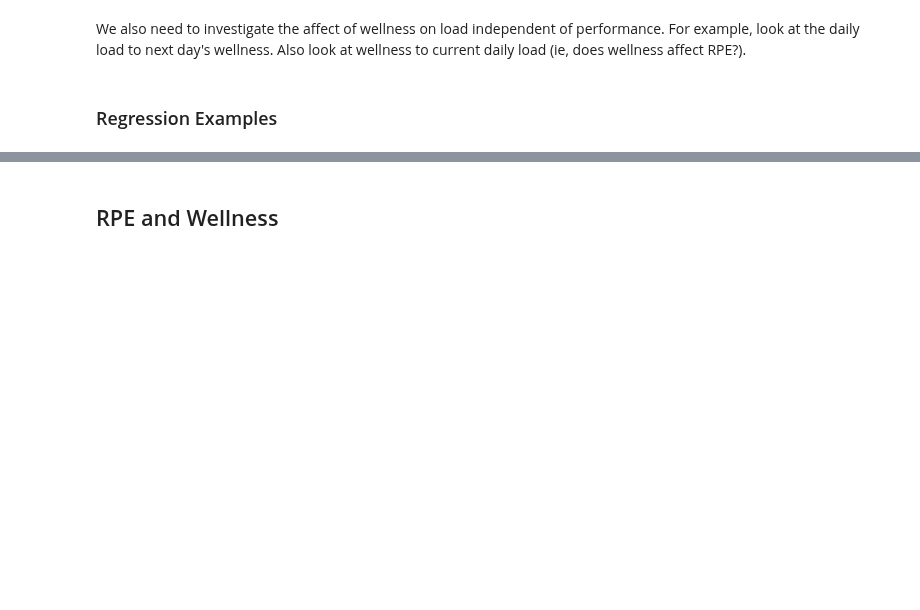
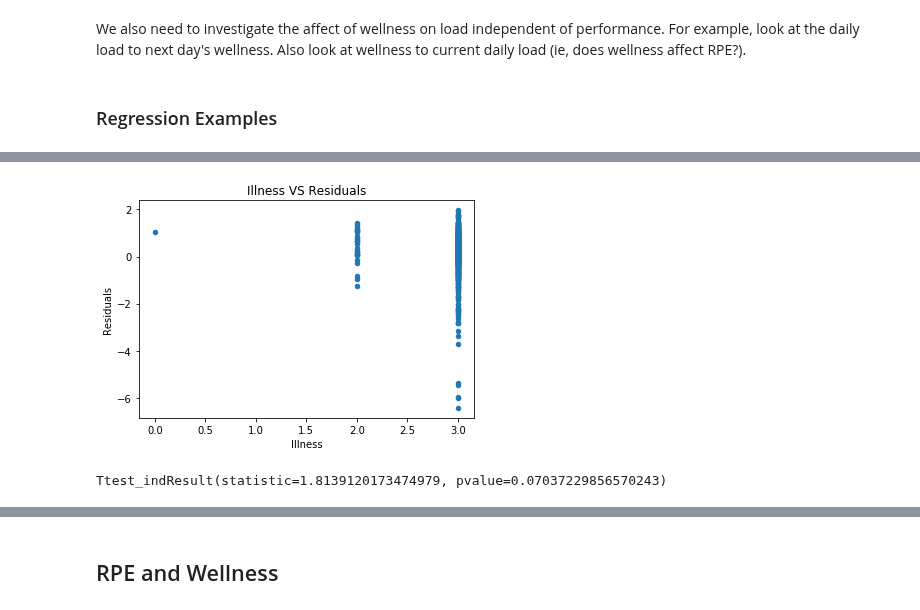
Before and after one commit to JoeRoussy/sta2453-project-1, a Jupyter notebook: fill_in_missing_rpe_data.ipynb, the cells around one changed output, grey strips where cells are left out. Drawn from its saved outputs; the diff is of its cells as text; code cells hidden in the pictures; blank space fills up the shorter version.

```diff
--- a/fill_in_missing_rpe_data.ipynb
+++ b/fill_in_missing_rpe_data.ipynb
@@ -327,0 +358,8 @@ Centered skew:                -2.3717   Centered kurtosis:             10.8225
+# %%
+scatter_plot(residual_df, 'Illness', 'Residuals', 'Illness VS Residuals')
+# %% [output]
+[figure, added]
+# %%
+ttest_ind(residual_df[residual_df['Illness'] == 2]['Residuals'], residual_df[residual_df['Illness'] == 3]['Residuals'])
+# %% [output]
+Ttest_indResult(statistic=1.8139120173474979, pvalue=0.07037229856570243)
```
Also changed, not shown: parts of 41 cells of this notebook, 1 other file.
